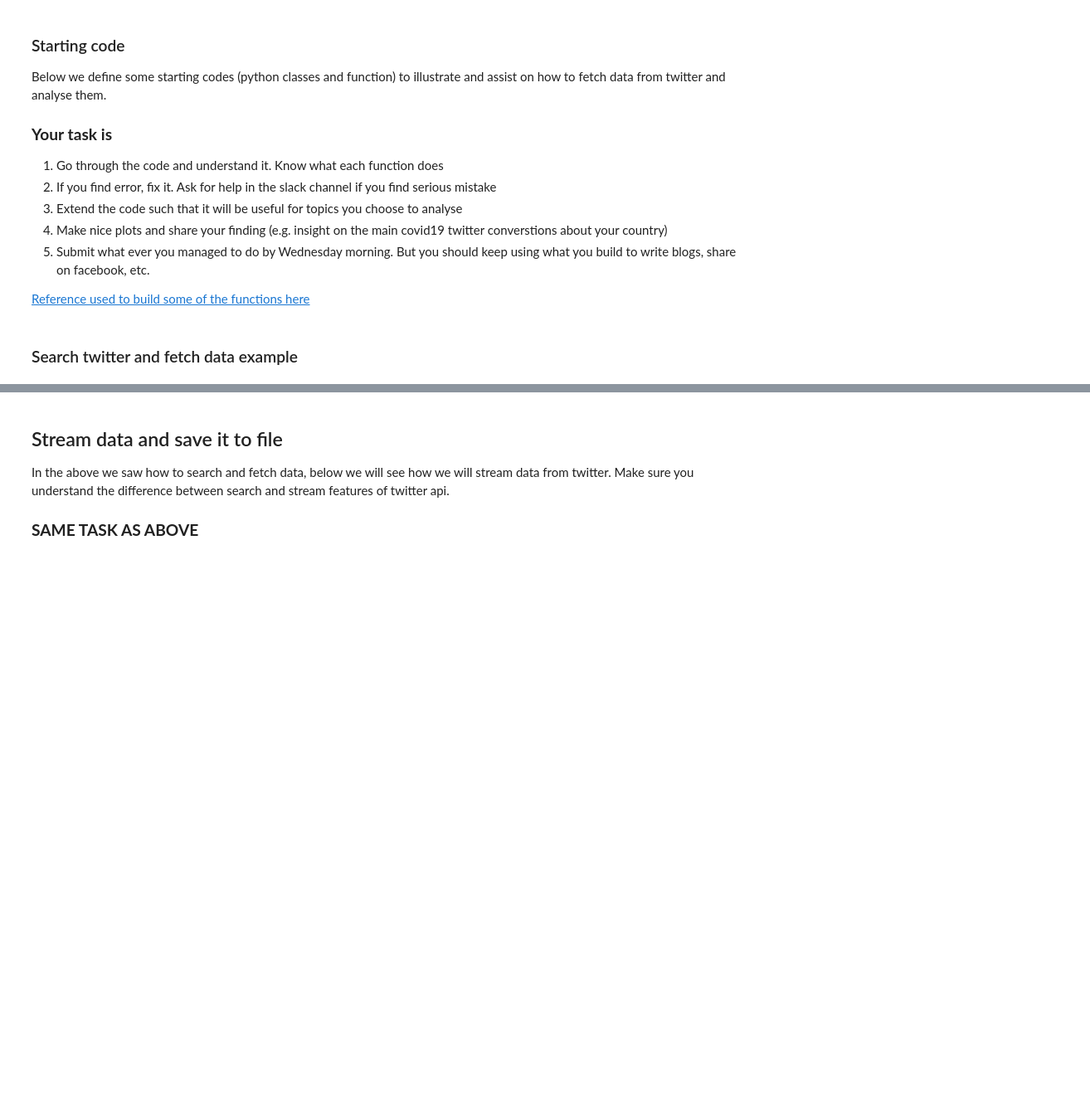
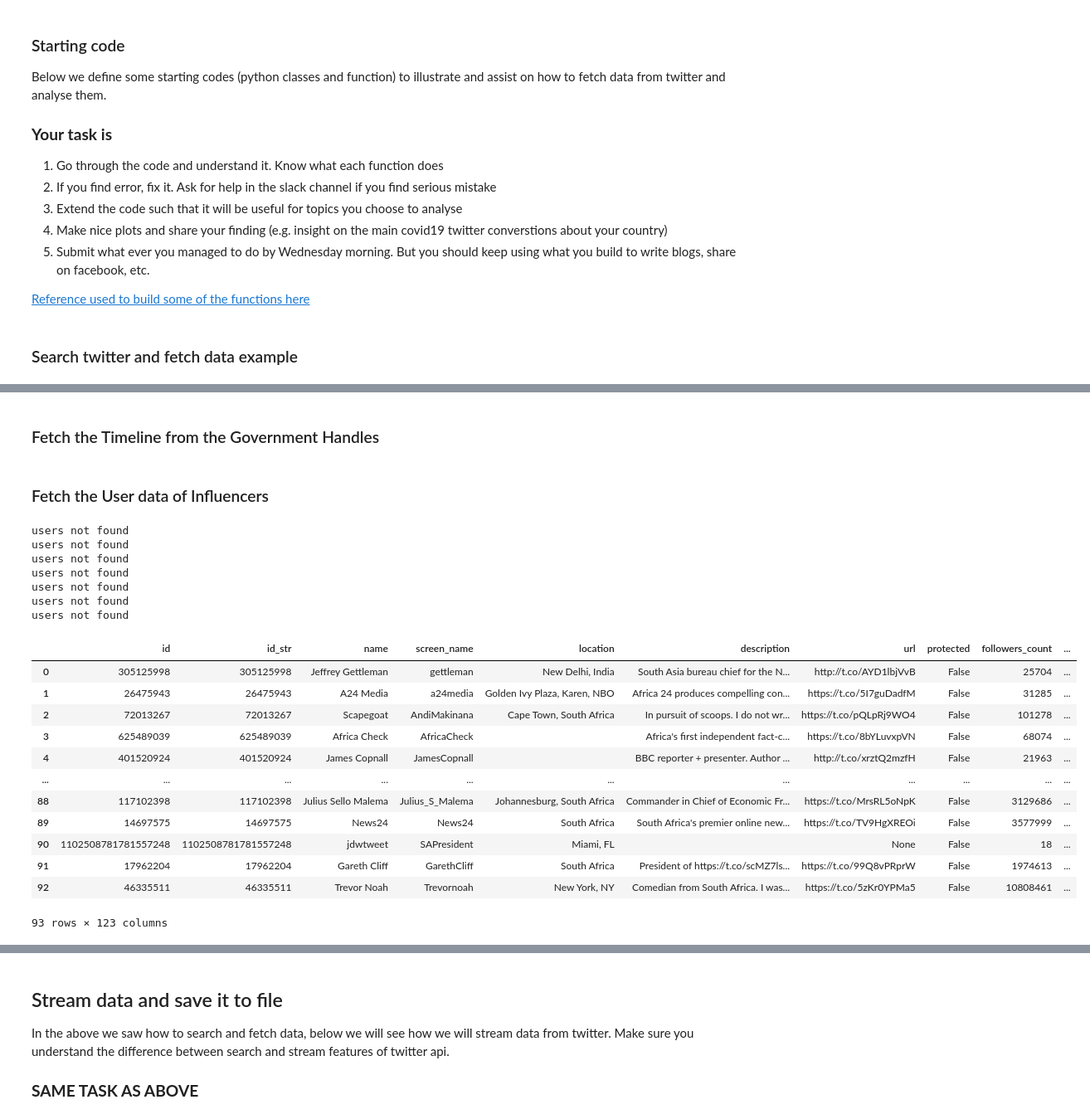
Before and after one commit to 10acad/git-get-started, a Jupyter notebook: twitter_mining/segundev_twittermininng.ipynb, the cells around one changed output, grey strips where cells are left out. Shown at 83% size. Drawn from its saved outputs; the diff is of its cells as text; code cells hidden in the pictures; blank space fills up the shorter version.

```diff
--- a/twitter_mining/segundev_twittermininng.ipynb
+++ b/twitter_mining/segundev_twittermininng.ipynb
@@ -262,0 +321,2 @@ df = ts.get_tweets(covid_keywords, csvfile=tweets_file)    #you saved the
+# %% [markdown]
+### Fetch the Timeline from the Government Handles
@@ -262,0 +335,29 @@ df = ts.get_tweets(covid_keywords, csvfile=tweets_file)    #you saved the
+# %% [markdown]
+### Fetch the User data of Influencers
+# %%
+csvfile = 'data/influencersdata.csv'
+csv = 'InfluencersInAfrica.csv'
+
+ts = tweetsearch()
+ts.get_user(csv,hname='Handle')
+# %% [output]
+users not found
+users not found
+users not found
+users not found
+users not found
+users not found
+users not found
+|  | id | id_str | name | screen_name | location | description | url | protected | followers_count | ... |
+| 0 | 305125998 | 305125998 | Jeffrey Gettleman | gettleman | New Delhi, India | South Asia bureau chief for the N... | http://t.co/AYD1lbjVvB | False | 25704 | ... |
+| 1 | 26475943 | 26475943 | A24 Media | a24media | Golden Ivy Plaza, Karen, NBO | Africa 24 produces compelling con... | https://t.co/5I7guDadfM | False | 31285 | ... |
+| 2 | 72013267 | 72013267 | Scapegoat | AndiMakinana | Cape Town, South Africa | In pursuit of scoops. I do not wr... | https://t.co/pQLpRj9WO4 | False | 101278 | ... |
+| 3 | 625489039 | 625489039 | Africa Check | AfricaCheck |  | Africa's first independent fact-c... | https://t.co/8bYLuvxpVN | False | 68074 | ... |
+| 4 | 401520924 | 401520924 | James Copnall | JamesCopnall |  | BBC reporter + presenter. Author ... | http://t.co/xrztQ2mzfH | False | 21963 | ... |
+| ... | ... | ... | ... | ... | ... | ... | ... | ... | ... | ... |
+| 88 | 117102398 | 117102398 | Julius Sello Malema | Julius_S_Malema | Johannesburg, South Africa | Commander in Chief of Economic Fr... | https://t.co/MrsRL5oNpK | False | 3129686 | ... |
+| 89 | 14697575 | 14697575 | News24 | News24 | South Africa | South Africa's premier online new... | https://t.co/TV9HgXREOi | False | 3577999 | ... |
+| 90 | 1102508781781557248 | 1102508781781557248 | jdwtweet | SAPresident | Miami, FL |  | None | False | 18 | ... |
+| 91 | 17962204 | 17962204 | Gareth Cliff | GarethCliff | South Africa | President of https://t.co/scMZ7ls... | https://t.co/99Q8vPRprW | False | 1974613 | ... |
+| 92 | 46335511 | 46335511 | Trevor Noah | Trevornoah | New York, NY | Comedian from South Africa. I was... | https://t.co/5zKr0YPMa5 | False | 10808461 | ... |
+93 rows × 123 columns
```
Also changed, not shown: parts of 21 cells of this notebook.
